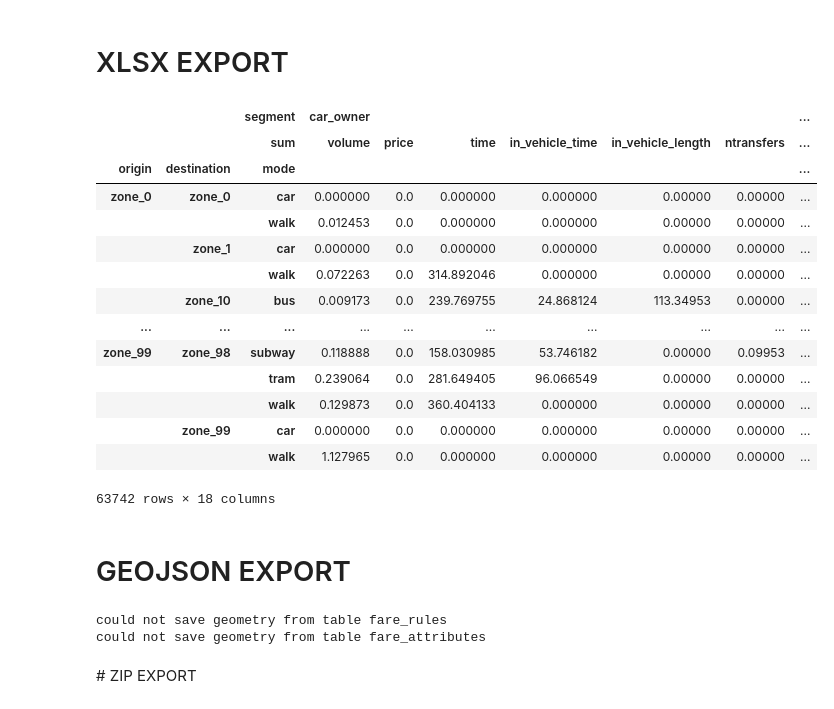
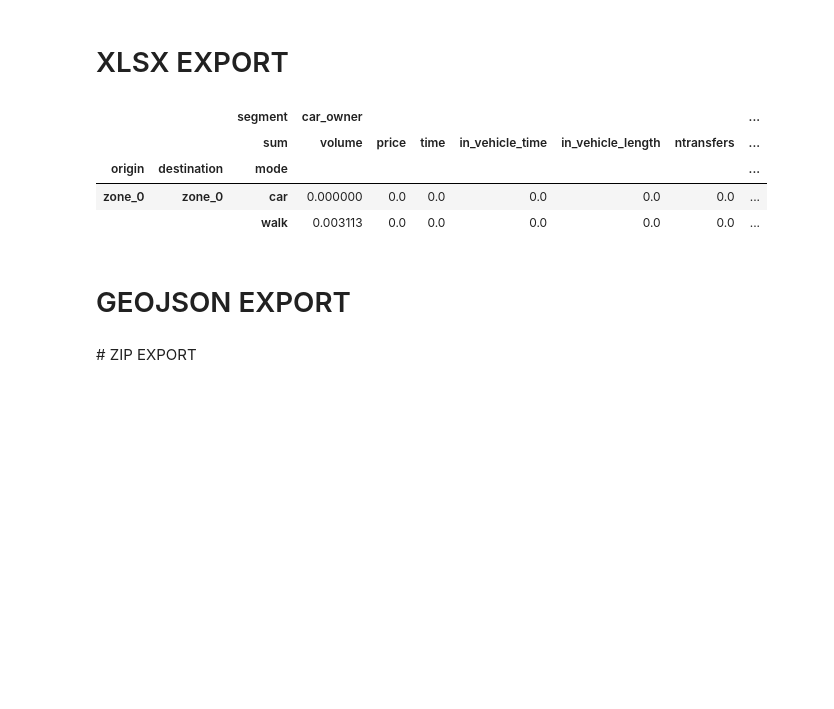
Before and after one commit to systragroup/quetzal_paris, a Jupyter notebook: notebooks/transport/B40_logit.ipynb, the cells around one changed output. Drawn from its saved outputs; the diff is of its cells as text; code cells hidden in the pictures; blank space fills up the shorter version.

```diff
--- a/notebooks/transport/B40_logit.ipynb
+++ b/notebooks/transport/B40_logit.ipynb
@@ -98,6 +100,10 @@ sm.car_los['price'] = 0
 ## calculate utility
 # %%
 # builds 'time' in pt_los based on the paths
+sm.road_links['time'] = sm.road_links['length'] / 10 # m/s dummy time for analysis_car_time
+sm.analysis_car_length() # only usefull for summaries
+sm.analysis_car_time() # only usefull for summaries : re compute times
+sm.analysis_pt_length()
 sm.analysis_pt_time()
 
 # builds 'route_type' in pt_los based on 'route_types'
@@ -220,20 +183,10 @@ s = sm.stack_link_max.unstack().groupby(level=0).max().stack()
 s.name = 'max'
 sm.stack_aggregated_link_max = s
 # %%
-sm.od_los
+sm.od_los.head(2)
 # %% [output]
 |  |  | segment | car_owner |  |  |  |  |  | ... |
 |  |  | sum | volume | price | time | in_vehicle_time | in_vehicle_length | ntransfers | ... |
 | origin | destination | mode |  |  |  |  |  |  | ... |
-| zone_0 | zone_0 | car | 0.000000 | 0.0 | 0.000000 | 0.000000 | 0.00000 | 0.00000 | ... |
-|  |  | walk | 0.012453 | 0.0 | 0.000000 | 0.000000 | 0.00000 | 0.00000 | ... |
-|  | zone_1 | car | 0.000000 | 0.0 | 0.000000 | 0.000000 | 0.00000 | 0.00000 | ... |
-|  |  | walk | 0.072263 | 0.0 | 314.892046 | 0.000000 | 0.00000 | 0.00000 | ... |
-|  | zone_10 | bus | 0.009173 | 0.0 | 239.769755 | 24.868124 | 113.34953 | 0.00000 | ... |
-| ... | ... | ... | ... | ... | ... | ... | ... | ... | ... |
-| zone_99 | zone_98 | subway | 0.118888 | 0.0 | 158.030985 | 53.746182 | 0.00000 | 0.09953 | ... |
-|  |  | tram | 0.239064 | 0.0 | 281.649405 | 96.066549 | 0.00000 | 0.00000 | ... |
-|  |  | walk | 0.129873 | 0.0 | 360.404133 | 0.000000 | 0.00000 | 0.00000 | ... |
-|  | zone_99 | car | 0.000000 | 0.0 | 0.000000 | 0.000000 | 0.00000 | 0.00000 | ... |
-|  |  | walk | 1.127965 | 0.0 | 0.000000 | 0.000000 | 0.00000 | 0.00000 | ... |
+| zone_0 | zone_0 | car | 0.000000 | 0.0 | 0.0 | 0.0 | 0.0 | 0.0 | ... |
+|  |  | walk | 0.003113 | 0.0 | 0.0 | 0.0 | 0.0 | 0.0 | ... |
-63742 rows × 18 columns
@@ -246,10 +196,7 @@ with pd.ExcelWriter(training_folder + r'model/%s/stacks.xlsx'%scenario) as write
 # GEOJSON EXPORT
 # %%
 if manual:
-    sm.to_json(training_folder + 'json', omitted_attributes=['pt_los', 'car_los', 'los', 'od_los'])
+    sm.to_json(training_folder + 'json', only_attributes=['links', 'nodes'])
-# %% [output]
-could not save geometry from table fare_rules
-could not save geometry from table fare_attributes
 # %% [markdown]
 # ZIP EXPORT
 # %%
```
Also changed, not shown: parts of 19 cells of this notebook, 36 other files.
